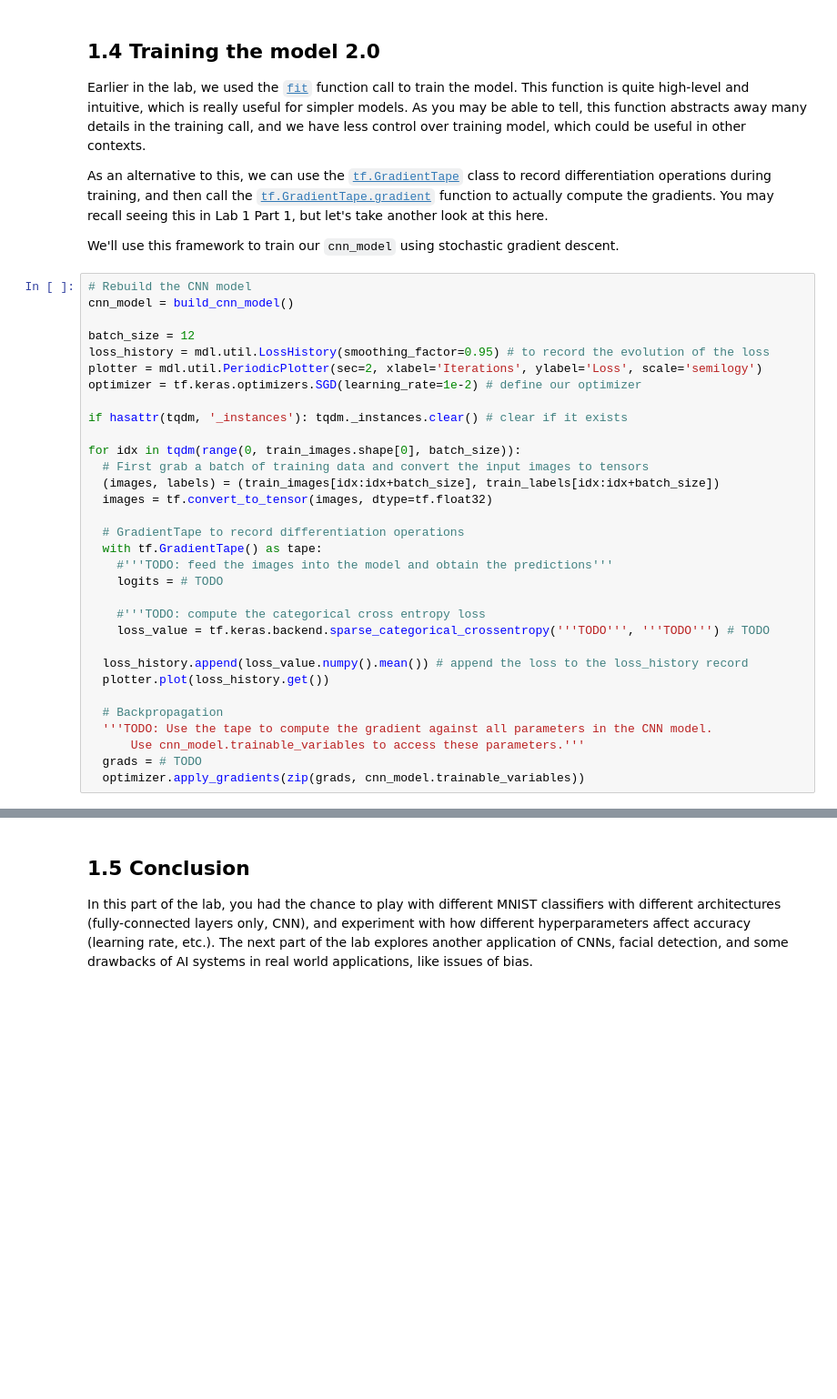
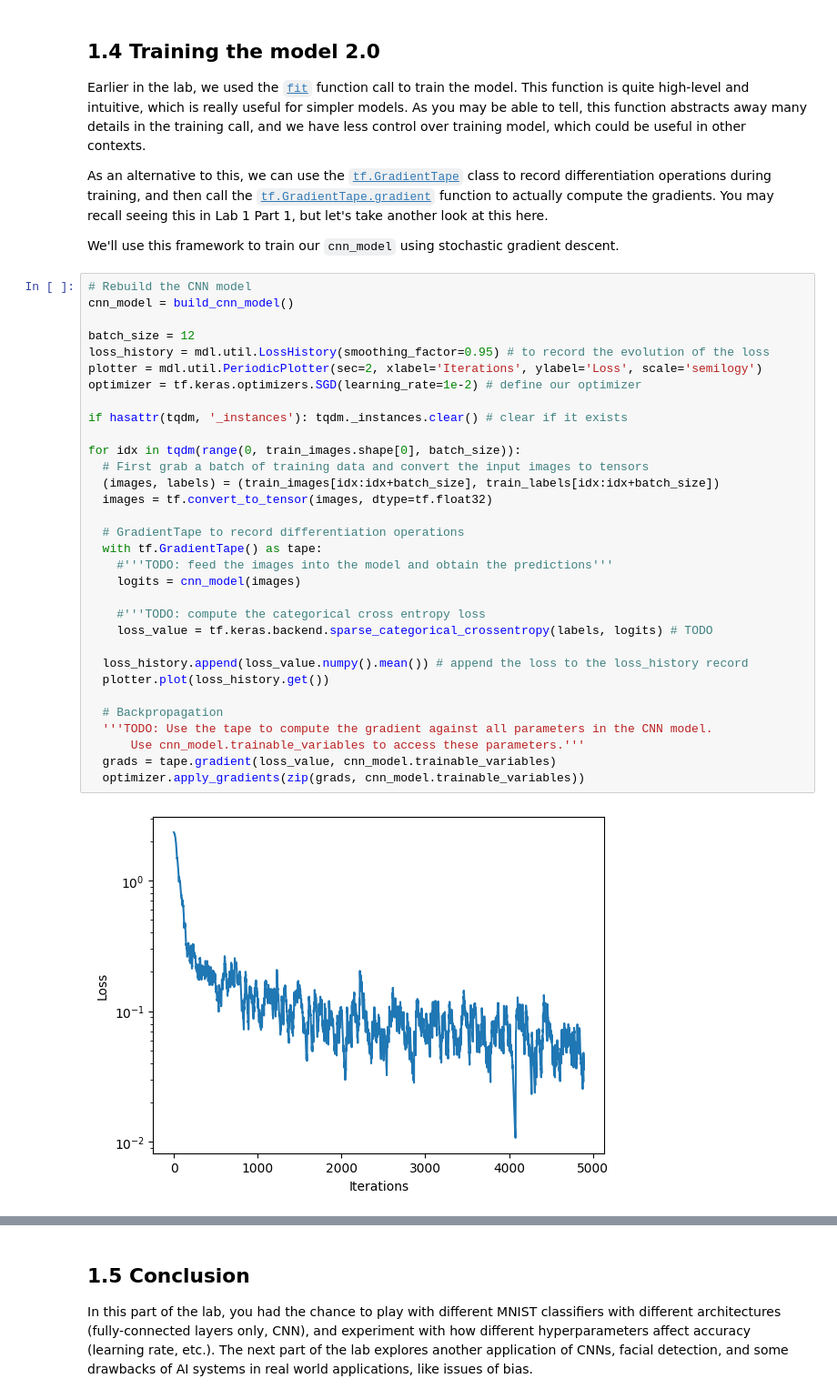
Before and after one commit to Ianhoward117/MIT-deep-learning, a Jupyter notebook: lab2/Part1_MNIST.ipynb, the cells around one changed output, grey strips where cells are left out. Shown: that part at 91% size. Drawn from its saved outputs; the diff is of its cells as text; blank space fills up the shorter version.

```diff
--- a/lab2/Part1_MNIST.ipynb
+++ b/lab2/Part1_MNIST.ipynb
@@ -352,32 +371,34 @@ We'll use this framework to train our `cnn_model` using stochastic gradient desc
 # %%
 # Rebuild the CNN model
 cnn_model = build_cnn_model()
 
 batch_size = 12
 loss_history = mdl.util.LossHistory(smoothing_factor=0.95) # to record the evolution of the loss
 plotter = mdl.util.PeriodicPlotter(sec=2, xlabel='Iterations', ylabel='Loss', scale='semilogy')
 optimizer = tf.keras.optimizers.SGD(learning_rate=1e-2) # define our optimizer
 
 if hasattr(tqdm, '_instances'): tqdm._instances.clear() # clear if it exists
 
 for idx in tqdm(range(0, train_images.shape[0], batch_size)):
   # First grab a batch of training data and convert the input images to tensors
   (images, labels) = (train_images[idx:idx+batch_size], train_labels[idx:idx+batch_size])
   images = tf.convert_to_tensor(images, dtype=tf.float32)
 
   # GradientTape to record differentiation operations
   with tf.GradientTape() as tape:
     #'''TODO: feed the images into the model and obtain the predictions'''
-    logits = # TODO
+    logits = cnn_model(images)
 
     #'''TODO: compute the categorical cross entropy loss
-    loss_value = tf.keras.backend.sparse_categorical_crossentropy('''TODO''', '''TODO''') # TODO
+    loss_value = tf.keras.backend.sparse_categorical_crossentropy(labels, logits) # TODO
 
   loss_history.append(loss_value.numpy().mean()) # append the loss to the loss_history record
   plotter.plot(loss_history.get())
 
   # Backpropagation
   '''TODO: Use the tape to compute the gradient against all parameters in the CNN model.
       Use cnn_model.trainable_variables to access these parameters.'''
-  grads = # TODO
+  grads = tape.gradient(loss_value, cnn_model.trainable_variables)
   optimizer.apply_gradients(zip(grads, cnn_model.trainable_variables))
+# %% [output]
+[figure, added]
```
Also changed, not shown: parts of 14 cells of this notebook.
